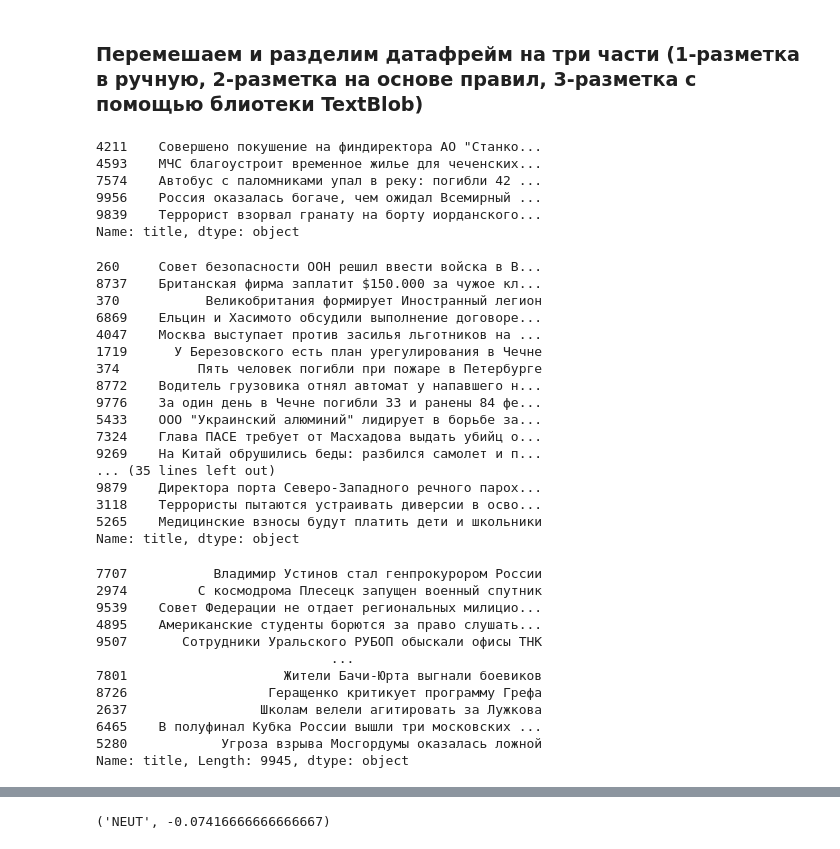
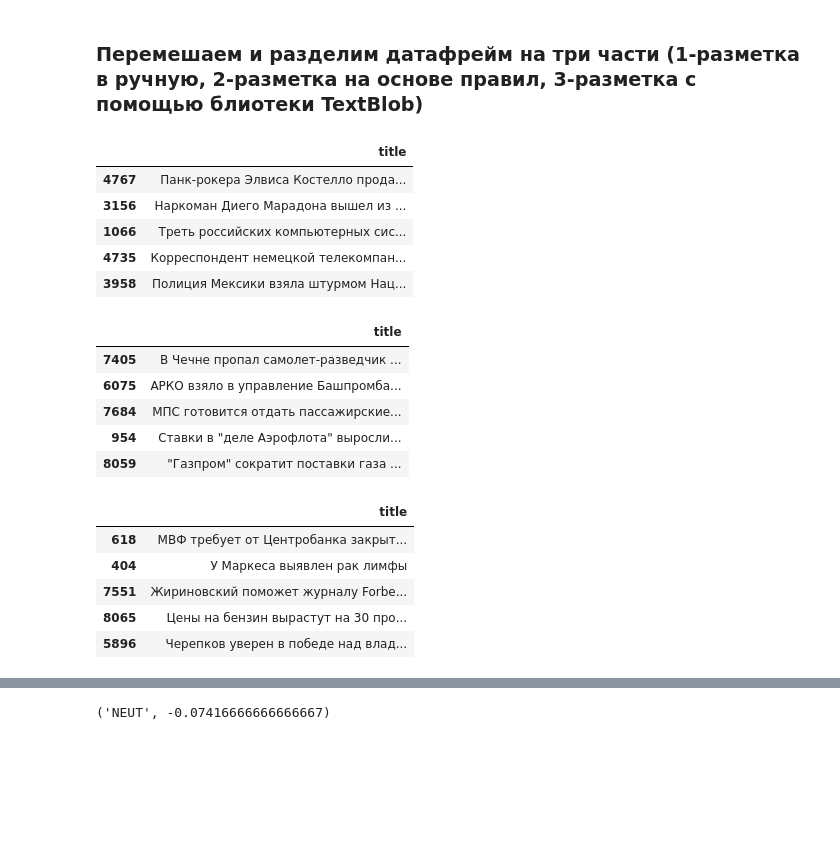
Before and after one commit to uc20100/Data-Collection-and-Markup, a Jupyter notebook: seminar_9/seminar_9.ipynb, the cells around one changed output, grey strips where cells are left out. Cells and saved outputs as stored; diff of their text form; code cells hidden in the pictures; blank space fills up the shorter version.

```diff
--- a/seminar_9/seminar_9.ipynb
+++ b/seminar_9/seminar_9.ipynb
@@ -152,44 +106,27 @@ title_news_2, title_news_3 = train_test_split(title_news_2, train_size=50)
 # %%
-title_news_1
+df_title_news_1.head()
 # %% [output]
-4211    Совершено покушение на финдиректора АО "Станко...
-4593    МЧС благоустроит временное жилье для чеченских...
-7574    Автобус с паломниками упал в реку: погибли 42 ...
-9956    Россия оказалась богаче, чем ожидал Всемирный ...
-9839    Террорист взорвал гранату на борту иорданского...
-Name: title, dtype: object
+|  | title |
+| 4767 | Панк-рокера Элвиса Костелло прода... |
+| 3156 | Наркоман Диего Марадона вышел из ... |
+| 1066 | Треть российских компьютерных сис... |
+| 4735 | Корреспондент немецкой телекомпан... |
+| 3958 | Полиция Мексики взяла штурмом Нац... |
 # %%
-title_news_2
+df_title_news_2.head()
 # %% [output]
-260     Совет безопасности ООН решил ввести войска в В...
-8737    Британская фирма заплатит $150.000 за чужое кл...
-370           Великобритания формирует Иностранный легион
-6869    Ельцин и Хасимото обсудили выполнение договоре...
-4047    Москва выступает против засилья льготников на ...
-1719      У Березовского есть план урегулирования в Чечне
-374          Пять человек погибли при пожаре в Петербурге
-8772    Водитель грузовика отнял автомат у напавшего н...
-9776    За один день в Чечне погибли 33 и ранены 84 фе...
-5433    ООО "Украинский алюминий" лидирует в борьбе за...
-7324    Глава ПАСЕ требует от Масхадова выдать убийц о...
-9269    На Китай обрушились беды: разбился самолет и п...
-... (35 lines left out)
-9879    Директора порта Северо-Западного речного парох...
-3118    Террористы пытаются устраивать диверсии в осво...
-5265    Медицинские взносы будут платить дети и школьники
-Name: title, dtype: object
+|  | title |
+| 7405 | В Чечне пропал самолет-разведчик ... |
+| 6075 | АРКО взяло в управление Башпромба... |
+| 7684 | МПС готовится отдать пассажирские... |
+| 954 | Ставки в "деле Аэрофлота" выросли... |
+| 8059 | "Газпром" сократит поставки газа ... |
 # %%
-title_news_3
+df_title_news_3.head()
 # %% [output]
-7707           Владимир Устинов стал генпрокурором России
-2974         С космодрома Плесецк запущен военный спутник
-9539    Совет Федерации не отдает региональных милицио...
-4895    Американские студенты борются за право слушать...
-9507       Сотрудники Уральского РУБОП обыскали офисы ТНК
-                              ...
-7801                    Жители Бачи-Юрта выгнали боевиков
-8726                  Геращенко критикует программу Грефа
-2637                 Школам велели агитировать за Лужкова
-6465    В полуфинал Кубка России вышли три московских ...
-5280            Угроза взрыва Мосгордумы оказалась ложной
-Name: title, Length: 9945, dtype: object
+|  | title |
+| 618 | МВФ требует от Центробанка закрыт... |
+| 404 | У Маркеса выявлен рак лимфы |
+| 7551 | Жириновский поможет журналу Forbe... |
+| 8065 | Цены на бензин вырастут на 30 про... |
+| 5896 | Черепков уверен в победе над влад... |
```
Also changed, not shown: parts of 27 cells of this notebook.
